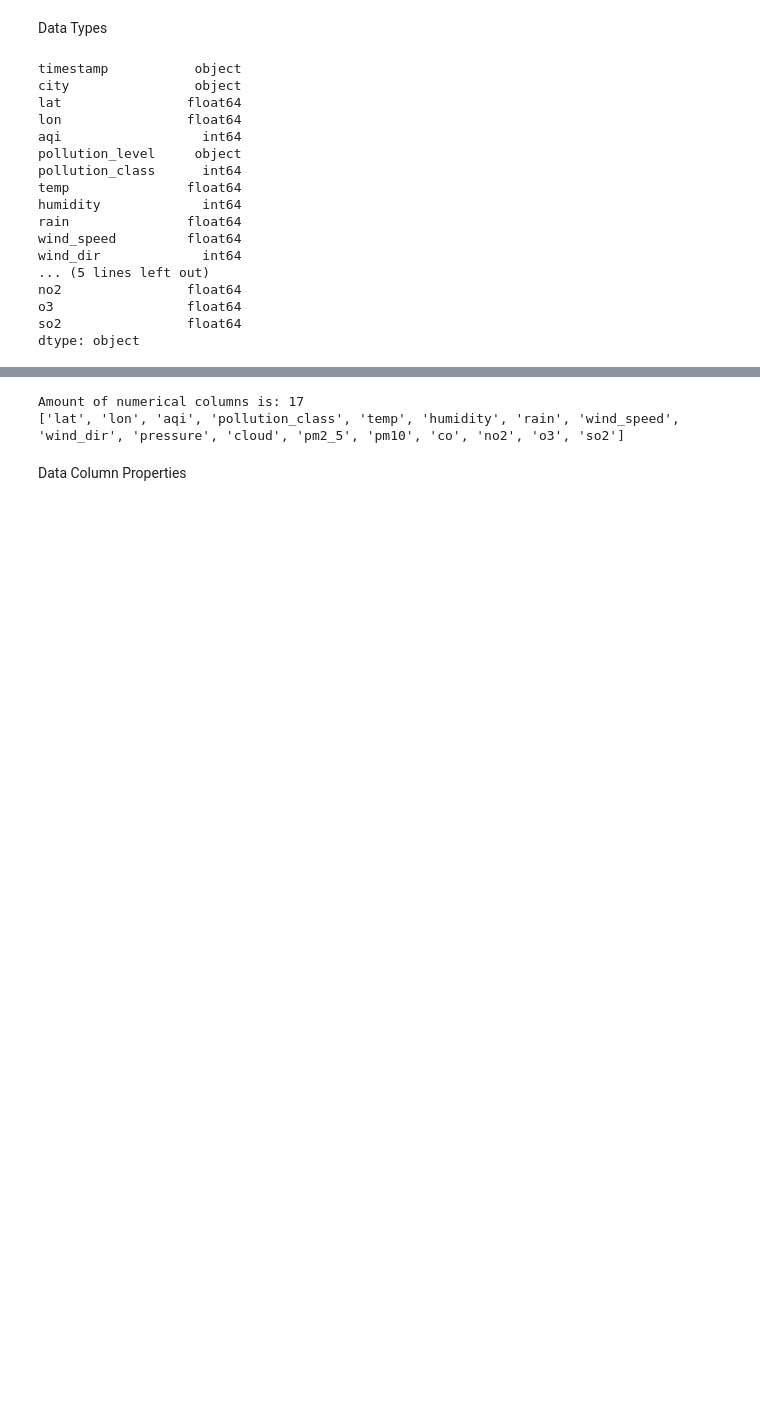
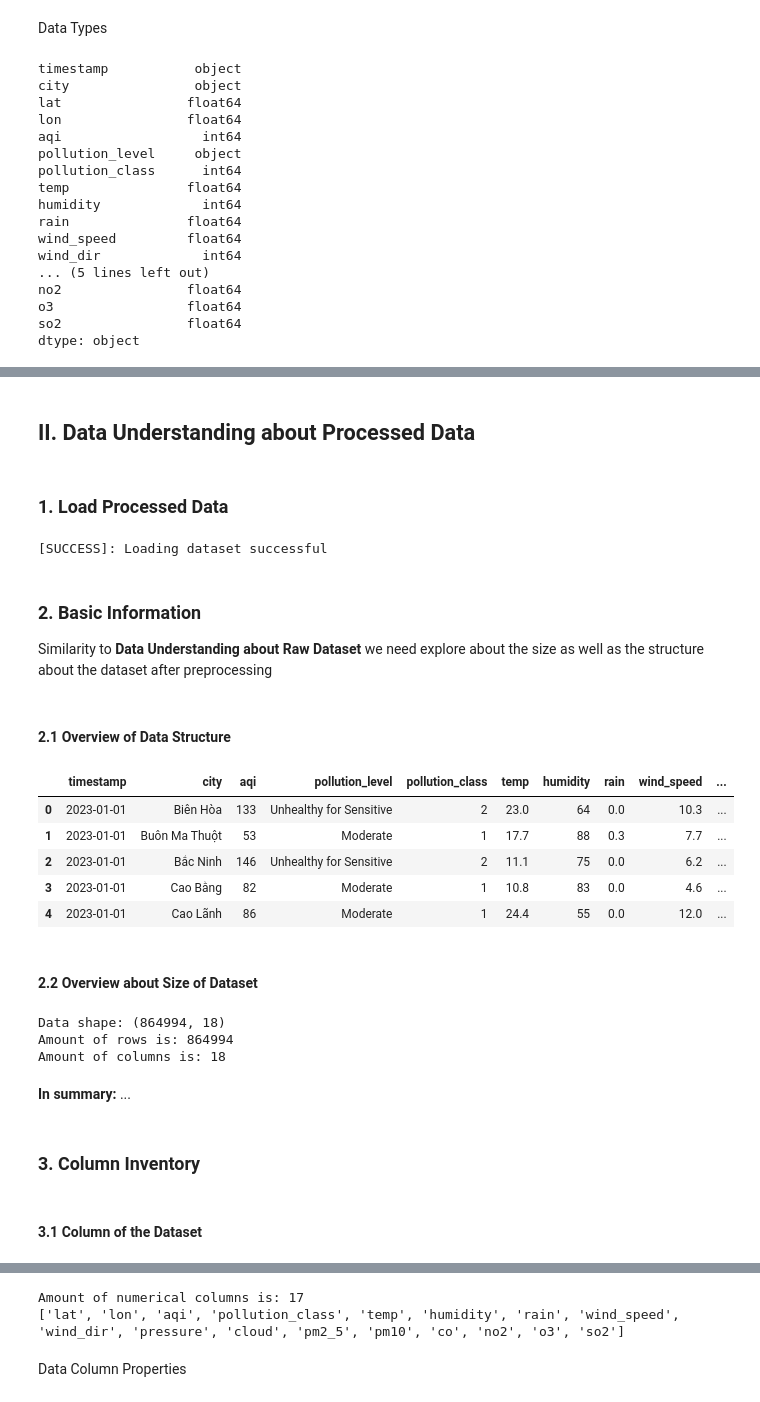
Before and after one commit to TrNguyenMQuan/VietNam_PM2.5_Forecasting, a Jupyter notebook: notebooks/data_exploration.ipynb, the cells around one changed output, grey strips where cells are left out. Saved outputs shown, nothing was run; the diff lists cells and outputs as text; code cells hidden in the pictures; blank space fills up the shorter version.

Commit message:
temp exploration and preprocessing with processed data

```diff
--- a/notebooks/data_exploration.ipynb
+++ b/notebooks/data_exploration.ipynb
@@ -165,0 +301,50 @@ dtype: object
+# %% [markdown]
+## II. Data Understanding about Processed Data
+# %% [markdown]
+### 1. Load Processed Data
+# %%
+path = "../data/processed/processed_data.csv"
+try:
+    df_processed = pd.read_csv(path, parse_dates=['timestamp'])
+    print("[SUCCESS]: Loading dataset successful")
+except Exception as e:
+    print(f"[ERROR]: Loading dataset fail: {e}")
+# %% [output]
+[SUCCESS]: Loading dataset successful
+# %% [markdown]
+### 2. Basic Information
+Similarity to **Data Understanding about Raw Dataset** we need explore about the size as well as the structure about the dataset after preprocessing
+# %% [markdown]
+#### 2.1 Overview of Data Structure
+# %%
+df_processed.head()
+# %% [output]
+|  | timestamp | city | aqi | pollution_level | pollution_class | temp | humidity | rain | wind_speed | ... |
+| 0 | 2023-01-01 | Biên Hòa | 133 | Unhealthy for Sensitive | 2 | 23.0 | 64 | 0.0 | 10.3 | ... |
+| 1 | 2023-01-01 | Buôn Ma Thuột | 53 | Moderate | 1 | 17.7 | 88 | 0.3 | 7.7 | ... |
+| 2 | 2023-01-01 | Bắc Ninh | 146 | Unhealthy for Sensitive | 2 | 11.1 | 75 | 0.0 | 6.2 | ... |
+| 3 | 2023-01-01 | Cao Bằng | 82 | Moderate | 1 | 10.8 | 83 | 0.0 | 4.6 | ... |
+| 4 | 2023-01-01 | Cao Lãnh | 86 | Moderate | 1 | 24.4 | 55 | 0.0 | 12.0 | ... |
+# %% [markdown]
+#### 2.2 Overview about Size of Dataset
+# %%
+# Display the shape of the dataset
+print(f"Data shape: {df_processed.shape}")
+
+num_rows, num_columns = df_processed.shape
+# Display rows of the dataset
+print(f"Amount of rows is: {num_rows}")
+
+# Display columns of the dataset
+print(f"Amount of columns is: {num_columns}")
+# %% [output]
+Data shape: (864994, 18)
+Amount of rows is: 864994
+Amount of columns is: 18
+# %% [markdown]
+**In summary:**
+...
+# %% [markdown]
+### 3. Column Inventory
+# %% [markdown]
+#### 3.1 Column of the Dataset
```
Also changed, not shown: parts of 48 cells of this notebook, 5 other files.
